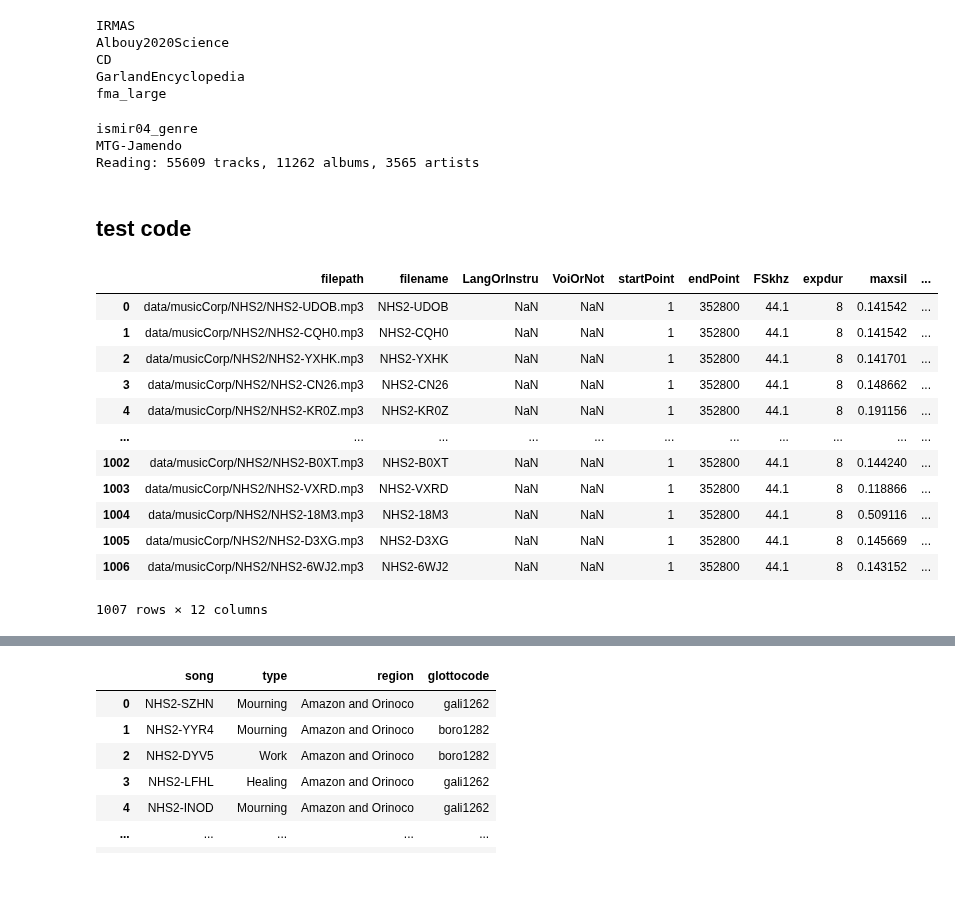
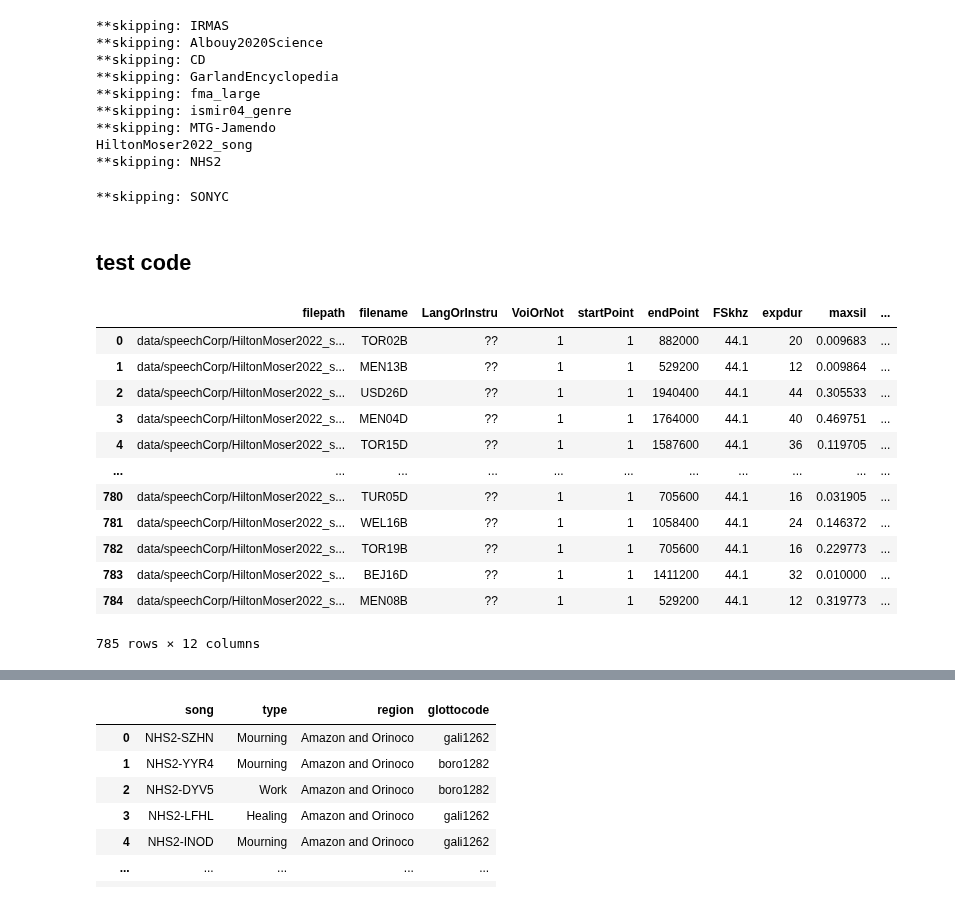
Before and after one commit to curlsloth/MusicSpeech-STM, a Jupyter notebook: STM03_build_meta_data.ipynb, the cells around one changed output, grey strips where cells are left out. Cells and saved outputs as stored; diff of their text form; code cells hidden in the pictures.

Commit message:
generate HM2022 & NHS2 meta files

```diff
--- a/STM03_build_meta_data.ipynb
+++ b/STM03_build_meta_data.ipynb
@@ -503,57 +474,68 @@ MozillaCommonVoice/lg
 # %%
 for corpus in corpus_music_list:
-    print(corpus)
-    df_all = make_meta_file(corpus, corpus_type='music')
-    df_all.to_csv('STM_output/STM_metaData/metaData_'+corpus.replace('/', '-')+'.csv')
+    savename = 'STM_output/STM_metaData/metaData_'+corpus.replace('/', '-')+'.csv'
+    if os.path.isfile(savename):
+        print('**skipping: '+corpus)
+    else:
+        print(corpus)
+        df_all = make_meta_file(corpus, corpus_type='music')
+        df_all.to_csv(savename)
 # %% [output]
-IRMAS
-Albouy2020Science
-CD
-GarlandEncyclopedia
-fma_large
+**skipping: IRMAS
+**skipping: Albouy2020Science
+**skipping: CD
+**skipping: GarlandEncyclopedia
+**skipping: fma_large
+**skipping: ismir04_genre
+**skipping: MTG-Jamendo
+HiltonMoser2022_song
+**skipping: NHS2
-ismir04_genre
-MTG-Jamendo
-Reading: 55609 tracks, 11262 albums, 3565 artists
 # %%
 corpus = 'SONYC'
-df_all = make_meta_file(corpus, corpus_type='env')
-df_all.to_csv('STM_output/STM_metaData/metaData_'+corpus.replace('/', '-')+'.csv')
+savename = 'STM_output/STM_metaData/metaData_'+corpus.replace('/', '-')+'.csv'
+if os.path.isfile(savename):
+    print('**skipping: '+corpus)
+else:
+    df_all = make_meta_file(corpus, corpus_type='env')
+    df_all.to_csv(savename)
+# %% [output]
+**skipping: SONYC
 # %% [markdown]
 ## test code ##
 # %%
-corpus = 'NHS2'
+corpus = 'HiltonMoser2022_speech'
 
-corpus_type='music'
+corpus_type='speech'
 
 params_list = glob.glob('STM_output/Survey/'+corpus_type+'_params_'+corpus+'/*')
 df_list = []
 
 # load the data from the mat file
 for params_file in params_list:
     # print(params_file)
     data_dict = sio.loadmat(params_file)
     structure_dict = {field: data_dict['Params'][field][0] for field in data_dict['Params'].dtype.names}
     df = pd.DataFrame(structure_dict)
     df.drop(columns=['x_axis','y_axis'], inplace=True)
     df = df.applymap(lambda x: x[0] if isinstance(x, (list, np.ndarray)) else x)
     df = df.applymap(lambda x: x[0] if isinstance(x, (list, np.ndarray)) else x)
     df['corpus'] = corpus
     df['mat_filename'] = params_file.replace('/Survey/','/MATs/').replace('_params_','_mat_wl4_').replace('_Params.mat', '_MS2024.mat')
     df_list.append(df)
 
 df_all = pd.concat(df_list, ignore_index=True)
 df_all
 # %% [output]
 |  | filepath | filename | LangOrInstru | VoiOrNot | startPoint | endPoint | FSkhz | expdur | maxsil | ... |
-| 0 | data/musicCorp/NHS2/NHS2-UDOB.mp3 | NHS2-UDOB | NaN | NaN | 1 | 352800 | 44.1 | 8 | 0.141542 | ... |
-| 1 | data/musicCorp/NHS2/NHS2-CQH0.mp3 | NHS2-CQH0 | NaN | NaN | 1 | 352800 | 44.1 | 8 | 0.141542 | ... |
-| 2 | data/musicCorp/NHS2/NHS2-YXHK.mp3 | NHS2-YXHK | NaN | NaN | 1 | 352800 | 44.1 | 8 | 0.141701 | ... |
-| 3 | data/musicCorp/NHS2/NHS2-CN26.mp3 | NHS2-CN26 | NaN | NaN | 1 | 352800 | 44.1 | 8 | 0.148662 | ... |
-| 4 | data/musicCorp/NHS2/NHS2-KR0Z.mp3 | NHS2-KR0Z | NaN | NaN | 1 | 352800 | 44.1 | 8 | 0.191156 | ... |
+| 0 | data/speechCorp/HiltonMoser2022_s... | TOR02B | ?? | 1 | 1 | 882000 | 44.1 | 20 | 0.009683 | ... |
+| 1 | data/speechCorp/HiltonMoser2022_s... | MEN13B | ?? | 1 | 1 | 529200 | 44.1 | 12 | 0.009864 | ... |
+| 2 | data/speechCorp/HiltonMoser2022_s... | USD26D | ?? | 1 | 1 | 1940400 | 44.1 | 44 | 0.305533 | ... |
+| 3 | data/speechCorp/HiltonMoser2022_s... | MEN04D | ?? | 1 | 1 | 1764000 | 44.1 | 40 | 0.469751 | ... |
+| 4 | data/speechCorp/HiltonMoser2022_s... | TOR15D | ?? | 1 | 1 | 1587600 | 44.1 | 36 | 0.119705 | ... |
 | ... | ... | ... | ... | ... | ... | ... | ... | ... | ... | ... |
-| 1002 | data/musicCorp/NHS2/NHS2-B0XT.mp3 | NHS2-B0XT | NaN | NaN | 1 | 352800 | 44.1 | 8 | 0.144240 | ... |
-| 1003 | data/musicCorp/NHS2/NHS2-VXRD.mp3 | NHS2-VXRD | NaN | NaN | 1 | 352800 | 44.1 | 8 | 0.118866 | ... |
-| 1004 | data/musicCorp/NHS2/NHS2-18M3.mp3 | NHS2-18M3 | NaN | NaN | 1 | 352800 | 44.1 | 8 | 0.509116 | ... |
-| 1005 | data/musicCorp/NHS2/NHS2-D3XG.mp3 | NHS2-D3XG | NaN | NaN | 1 | 352800 | 44.1 | 8 | 0.145669 | ... |
-| 1006 | data/musicCorp/NHS2/NHS2-6WJ2.mp3 | NHS2-6WJ2 | NaN | NaN | 1 | 352800 | 44.1 | 8 | 0.143152 | ... |
+| 780 | data/speechCorp/HiltonMoser2022_s... | TUR05D | ?? | 1 | 1 | 705600 | 44.1 | 16 | 0.031905 | ... |
+| 781 | data/speechCorp/HiltonMoser2022_s... | WEL16B | ?? | 1 | 1 | 1058400 | 44.1 | 24 | 0.146372 | ... |
+| 782 | data/speechCorp/HiltonMoser2022_s... | TOR19B | ?? | 1 | 1 | 705600 | 44.1 | 16 | 0.229773 | ... |
+| 783 | data/speechCorp/HiltonMoser2022_s... | BEJ16D | ?? | 1 | 1 | 1411200 | 44.1 | 32 | 0.010000 | ... |
+| 784 | data/speechCorp/HiltonMoser2022_s... | MEN08B | ?? | 1 | 1 | 529200 | 44.1 | 12 | 0.319773 | ... |
-1007 rows × 12 columns
+785 rows × 12 columns
```
Also changed, not shown: parts of 8 cells of this notebook.
